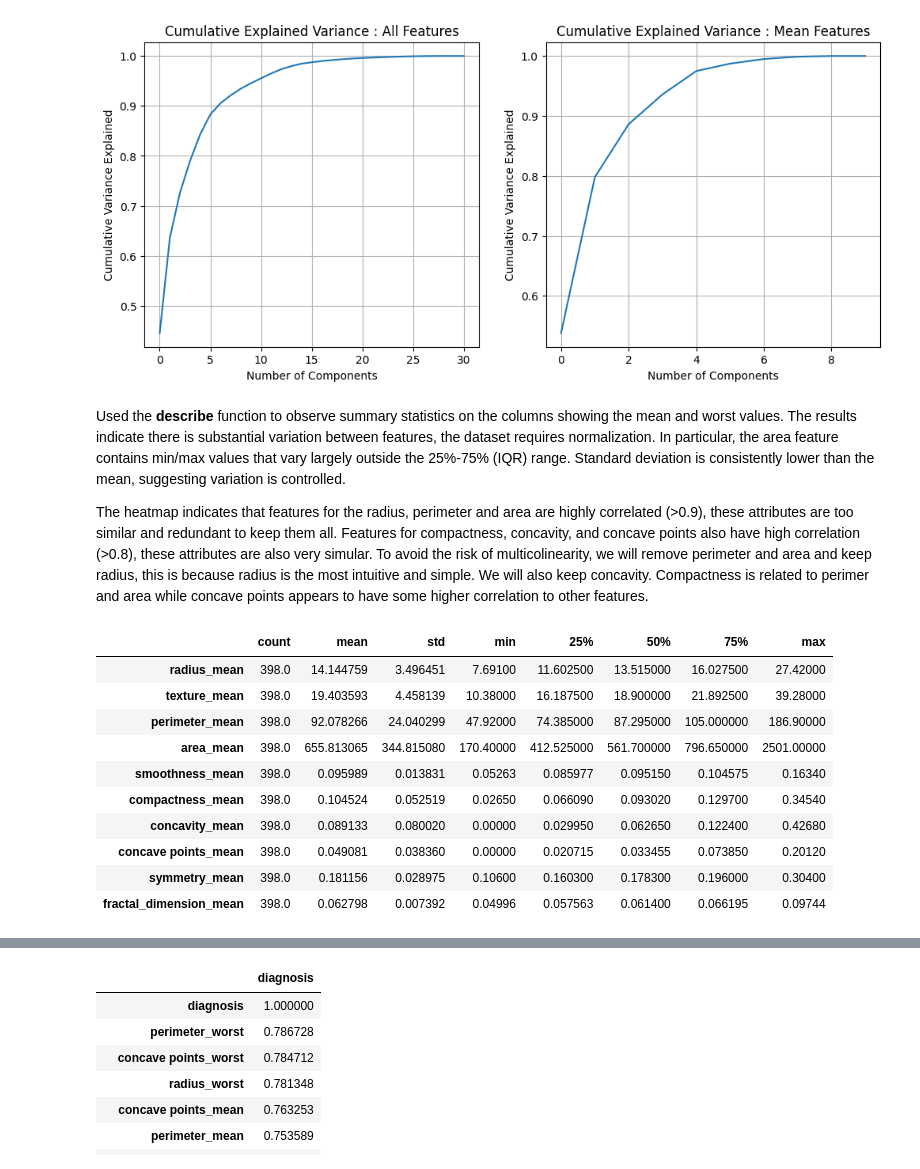
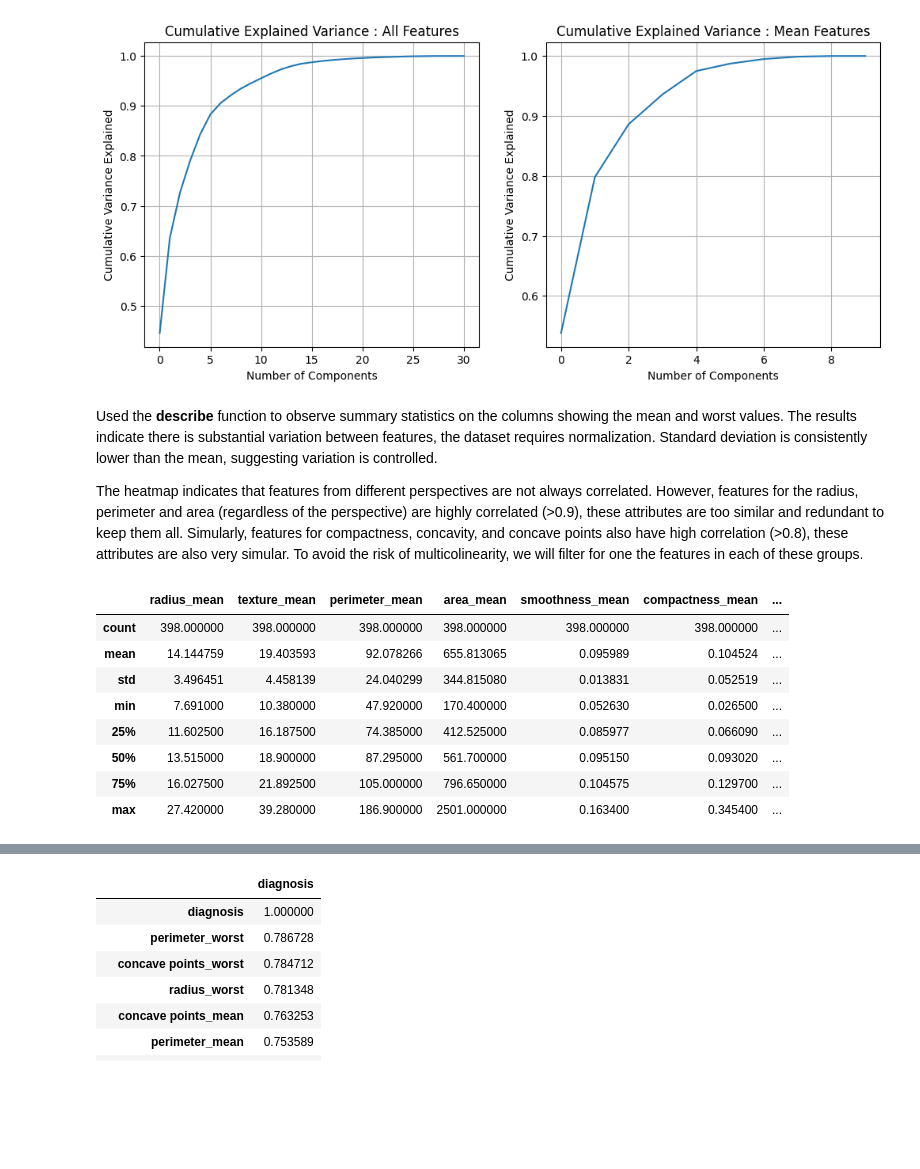
Before and after one commit to nb488/Breast-Cancer-Diagnosis-Project, a Jupyter notebook: main.ipynb, the cells around one changed output, grey strips where cells are left out. Cells and saved outputs as stored; diff of their text form; code cells hidden in the pictures; blank space fills up the shorter version.

Commit message:
updated decriptions of code. some cleaning up required

```diff
--- a/main.ipynb
+++ b/main.ipynb
@@ -126,26 +138,25 @@ plt.show()
 # %% [output]
 [figure]
 # %% [markdown]
-Used the **describe** function to observe summary statistics on the columns showing the mean and worst values. The results indicate there is substantial variation between features, the dataset requires normalization. In particular, the area feature contains min/max values that vary largely outside the 25%-75% (IQR) range. Standard deviation is consistently lower than the mean, suggesting variation is controlled.
+Used the **describe** function to observe summary statistics on the columns showing the mean and worst values. The results indicate there is substantial variation between features, the dataset requires normalization. Standard deviation is consistently lower than the mean, suggesting variation is controlled.
 
-The heatmap indicates that features for the radius, perimeter and area are highly correlated (>0.9), these attributes are too similar and redundant to keep them all. Features for compactness, concavity, and concave points also have high correlation (>0.8), these attributes are also very simular. To avoid the risk of multicolinearity, we will remove perimeter and area and keep radius, this is because radius is the most intuitive and simple. We will also keep concavity. Compactness is related to perimer and area while concave points appears to have some higher correlation to other features.
+The heatmap indicates that features from different perspectives are not always correlated. However, features for the radius, perimeter and area (regardless of the perspective) are highly correlated (>0.9), these attributes are too similar and redundant to keep them all. Simularly, features for compactness, concavity, and concave points also have high correlation (>0.8), these attributes are also very simular. To avoid the risk of multicolinearity, we will filter for one the features in each of these groups.
 # %%
 # Show the summary statistics
-train.filter(like="_worst").describe().T
-train.filter(like="_se").describe().T
-train.filter(like="_mean").describe().T
+worst = train.filter(like="_worst").describe()
+se = train.filter(like="_se").describe()
+mean = train.filter(like="_mean").describe()
+mean
 # %% [output]
-|  | count | mean | std | min | 25% | 50% | 75% | max |
-| radius_mean | 398.0 | 14.144759 | 3.496451 | 7.69100 | 11.602500 | 13.515000 | 16.027500 | 27.42000 |
-| texture_mean | 398.0 | 19.403593 | 4.458139 | 10.38000 | 16.187500 | 18.900000 | 21.892500 | 39.28000 |
-| perimeter_mean | 398.0 | 92.078266 | 24.040299 | 47.92000 | 74.385000 | 87.295000 | 105.000000 | 186.90000 |
-| area_mean | 398.0 | 655.813065 | 344.815080 | 170.40000 | 412.525000 | 561.700000 | 796.650000 | 2501.00000 |
-| smoothness_mean | 398.0 | 0.095989 | 0.013831 | 0.05263 | 0.085977 | 0.095150 | 0.104575 | 0.16340 |
-| compactness_mean | 398.0 | 0.104524 | 0.052519 | 0.02650 | 0.066090 | 0.093020 | 0.129700 | 0.34540 |
-| concavity_mean | 398.0 | 0.089133 | 0.080020 | 0.00000 | 0.029950 | 0.062650 | 0.122400 | 0.42680 |
-| concave points_mean | 398.0 | 0.049081 | 0.038360 | 0.00000 | 0.020715 | 0.033455 | 0.073850 | 0.20120 |
-| symmetry_mean | 398.0 | 0.181156 | 0.028975 | 0.10600 | 0.160300 | 0.178300 | 0.196000 | 0.30400 |
-| fractal_dimension_mean | 398.0 | 0.062798 | 0.007392 | 0.04996 | 0.057563 | 0.061400 | 0.066195 | 0.09744 |
+|  | radius_mean | texture_mean | perimeter_mean | area_mean | smoothness_mean | compactness_mean | ... |
+| count | 398.000000 | 398.000000 | 398.000000 | 398.000000 | 398.000000 | 398.000000 | ... |
+| mean | 14.144759 | 19.403593 | 92.078266 | 655.813065 | 0.095989 | 0.104524 | ... |
+| std | 3.496451 | 4.458139 | 24.040299 | 344.815080 | 0.013831 | 0.052519 | ... |
+| min | 7.691000 | 10.380000 | 47.920000 | 170.400000 | 0.052630 | 0.026500 | ... |
+| 25% | 11.602500 | 16.187500 | 74.385000 | 412.525000 | 0.085977 | 0.066090 | ... |
+| 50% | 13.515000 | 18.900000 | 87.295000 | 561.700000 | 0.095150 | 0.093020 | ... |
+| 75% | 16.027500 | 21.892500 | 105.000000 | 796.650000 | 0.104575 | 0.129700 | ... |
+| max | 27.420000 | 39.280000 | 186.900000 | 2501.000000 | 0.163400 | 0.345400 | ... |
 # %%
 # Visualize a Heatmap of all the features
 plt.figure(figsize=(12,10))
```
Also changed, not shown: parts of 26 cells of this notebook, 2 other files.
